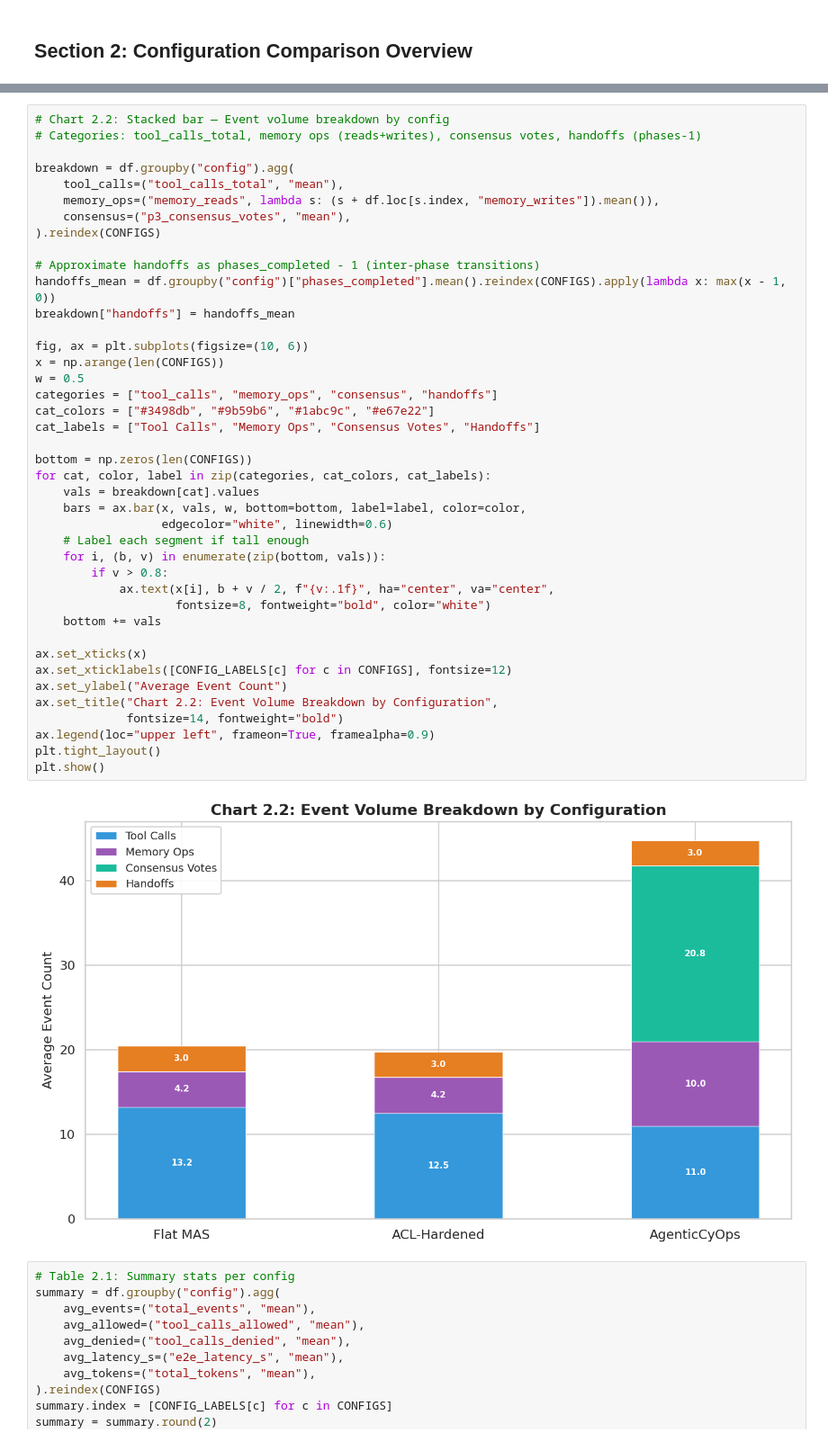
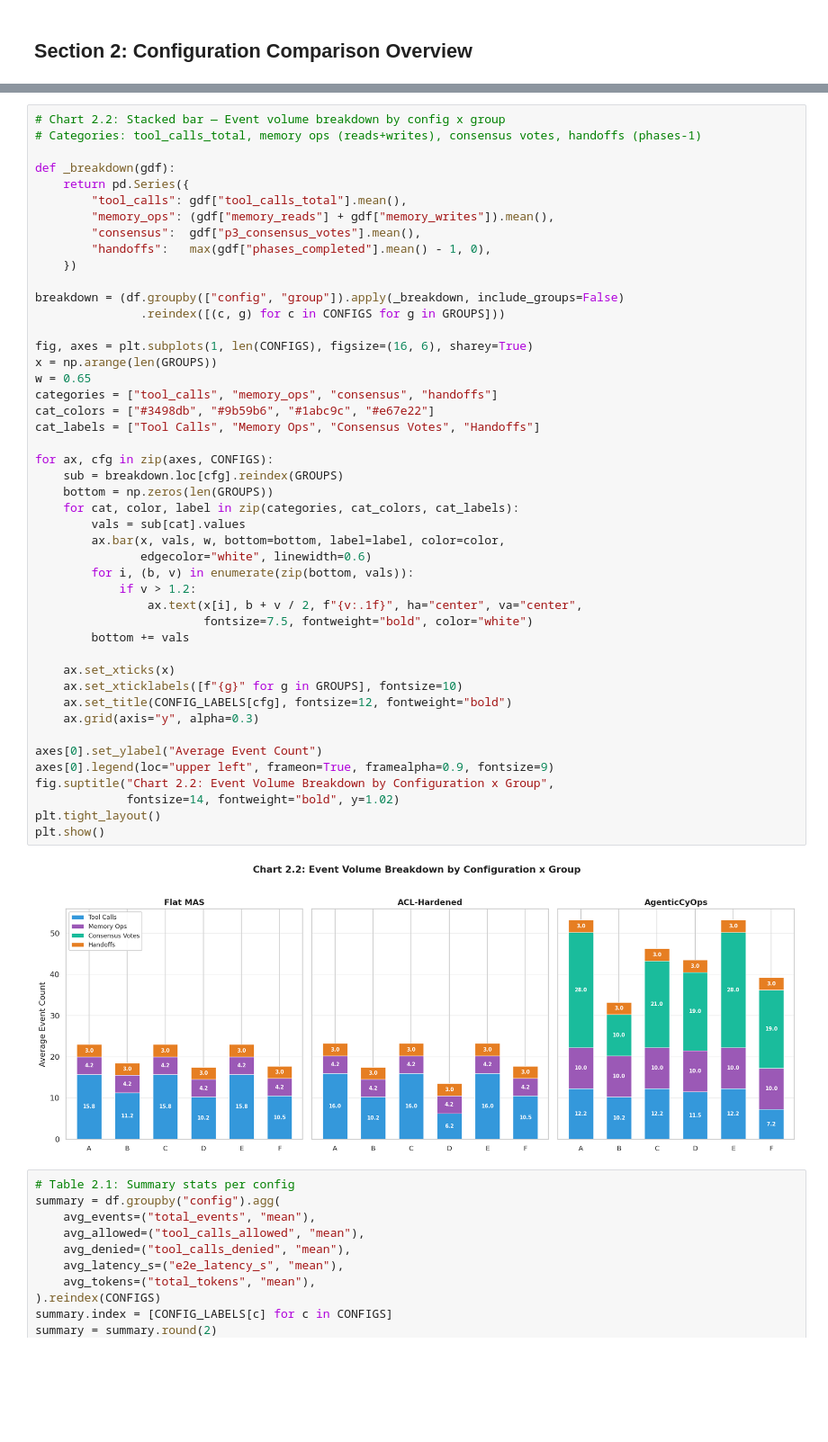
Before and after one commit to shaswata09/AgenticCyOps, a Jupyter notebook: results/notebooks/01_baseline_findings.ipynb, the cells around one changed output, grey strips where cells are left out. Shown at 90% size. Saved outputs shown, nothing was run; the diff lists cells and outputs as text; blank space fills up the shorter version.

```diff
--- a/results/notebooks/01_baseline_findings.ipynb
+++ b/results/notebooks/01_baseline_findings.ipynb
@@ -133,46 +201,51 @@ plt.show()
 # %%
-# Chart 2.2: Stacked bar — Event volume breakdown by config
+# Chart 2.2: Stacked bar — Event volume breakdown by config x group
 # Categories: tool_calls_total, memory ops (reads+writes), consensus votes, handoffs (phases-1)
 
-breakdown = df.groupby("config").agg(
-    tool_calls=("tool_calls_total", "mean"),
-    memory_ops=("memory_reads", lambda s: (s + df.loc[s.index, "memory_writes"]).mean()),
-    consensus=("p3_consensus_votes", "mean"),
-).reindex(CONFIGS)
+def _breakdown(gdf):
+    return pd.Series({
+        "tool_calls": gdf["tool_calls_total"].mean(),
+        "memory_ops": (gdf["memory_reads"] + gdf["memory_writes"]).mean(),
+        "consensus":  gdf["p3_consensus_votes"].mean(),
+        "handoffs":   max(gdf["phases_completed"].mean() - 1, 0),
+    })
 
-# Approximate handoffs as phases_completed - 1 (inter-phase transitions)
-handoffs_mean = df.groupby("config")["phases_completed"].mean().reindex(CONFIGS).apply(lambda x: max(x - 1, 0))
-breakdown["handoffs"] = handoffs_mean
+breakdown = (df.groupby(["config", "group"]).apply(_breakdown, include_groups=False)
+               .reindex([(c, g) for c in CONFIGS for g in GROUPS]))
 
-fig, ax = plt.subplots(figsize=(10, 6))
-x = np.arange(len(CONFIGS))
-w = 0.5
+fig, axes = plt.subplots(1, len(CONFIGS), figsize=(16, 6), sharey=True)
+x = np.arange(len(GROUPS))
+w = 0.65
 categories = ["tool_calls", "memory_ops", "consensus", "handoffs"]
 cat_colors = ["#3498db", "#9b59b6", "#1abc9c", "#e67e22"]
 cat_labels = ["Tool Calls", "Memory Ops", "Consensus Votes", "Handoffs"]
 
-bottom = np.zeros(len(CONFIGS))
-for cat, color, label in zip(categories, cat_colors, cat_labels):
-    vals = breakdown[cat].values
-    bars = ax.bar(x, vals, w, bottom=bottom, label=label, color=color,
-                  edgecolor="white", linewidth=0.6)
-    # Label each segment if tall enough
-    for i, (b, v) in enumerate(zip(bottom, vals)):
-        if v > 0.8:
-            ax.text(x[i], b + v / 2, f"{v:.1f}", ha="center", va="center",
-                    fontsize=8, fontweight="bold", color="white")
-    bottom += vals
+for ax, cfg in zip(axes, CONFIGS):
+    sub = breakdown.loc[cfg].reindex(GROUPS)
+    bottom = np.zeros(len(GROUPS))
+    for cat, color, label in zip(categories, cat_colors, cat_labels):
+        vals = sub[cat].values
+        ax.bar(x, vals, w, bottom=bottom, label=label, color=color,
+               edgecolor="white", linewidth=0.6)
+        for i, (b, v) in enumerate(zip(bottom, vals)):
+            if v > 1.2:
+                ax.text(x[i], b + v / 2, f"{v:.1f}", ha="center", va="center",
+                        fontsize=7.5, fontweight="bold", color="white")
+        bottom += vals
 
-ax.set_xticks(x)
-ax.set_xticklabels([CONFIG_LABELS[c] for c in CONFIGS], fontsize=12)
-ax.set_ylabel("Average Event Count")
-ax.set_title("Chart 2.2: Event Volume Breakdown by Configuration",
-             fontsize=14, fontweight="bold")
-ax.legend(loc="upper left", frameon=True, framealpha=0.9)
+    ax.set_xticks(x)
+    ax.set_xticklabels([f"{g}" for g in GROUPS], fontsize=10)
+    ax.set_title(CONFIG_LABELS[cfg], fontsize=12, fontweight="bold")
+    ax.grid(axis="y", alpha=0.3)
+
+axes[0].set_ylabel("Average Event Count")
+axes[0].legend(loc="upper left", frameon=True, framealpha=0.9, fontsize=9)
+fig.suptitle("Chart 2.2: Event Volume Breakdown by Configuration x Group",
+             fontsize=14, fontweight="bold", y=1.02)
 plt.tight_layout()
 plt.show()
 # %% [output]
-[figure, old version]
+[figure, new version]
 # %%
 # Table 2.1: Summary stats per config
 summary = df.groupby("config").agg(
```
Also changed, not shown: parts of 12 cells of this notebook, 6 other files.
